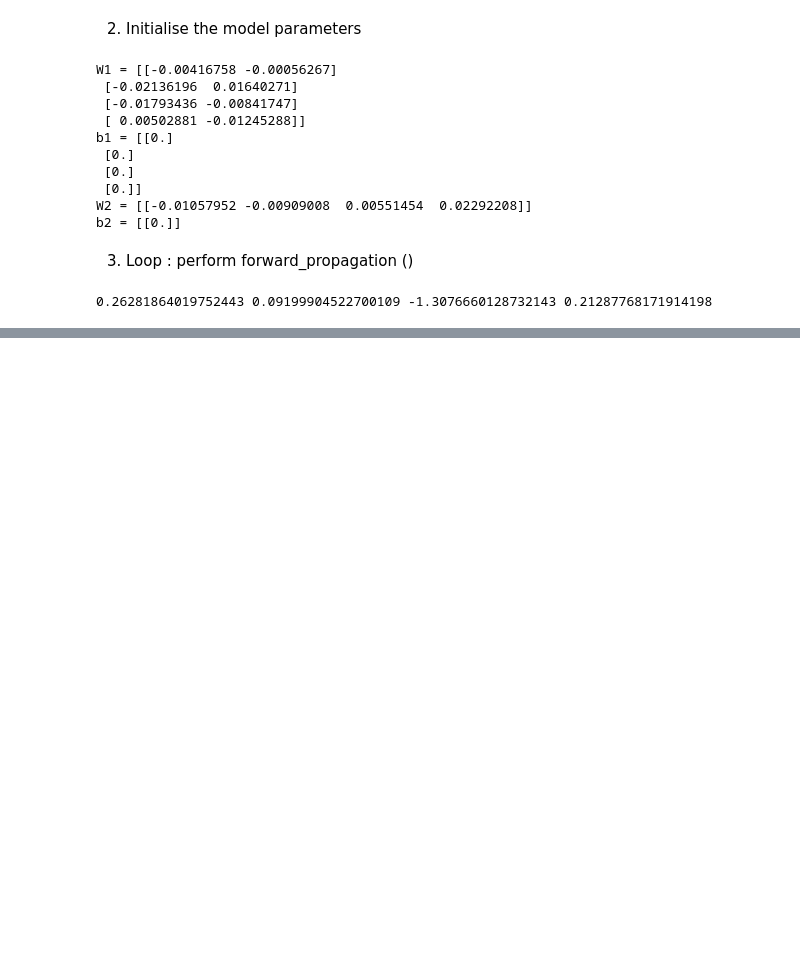
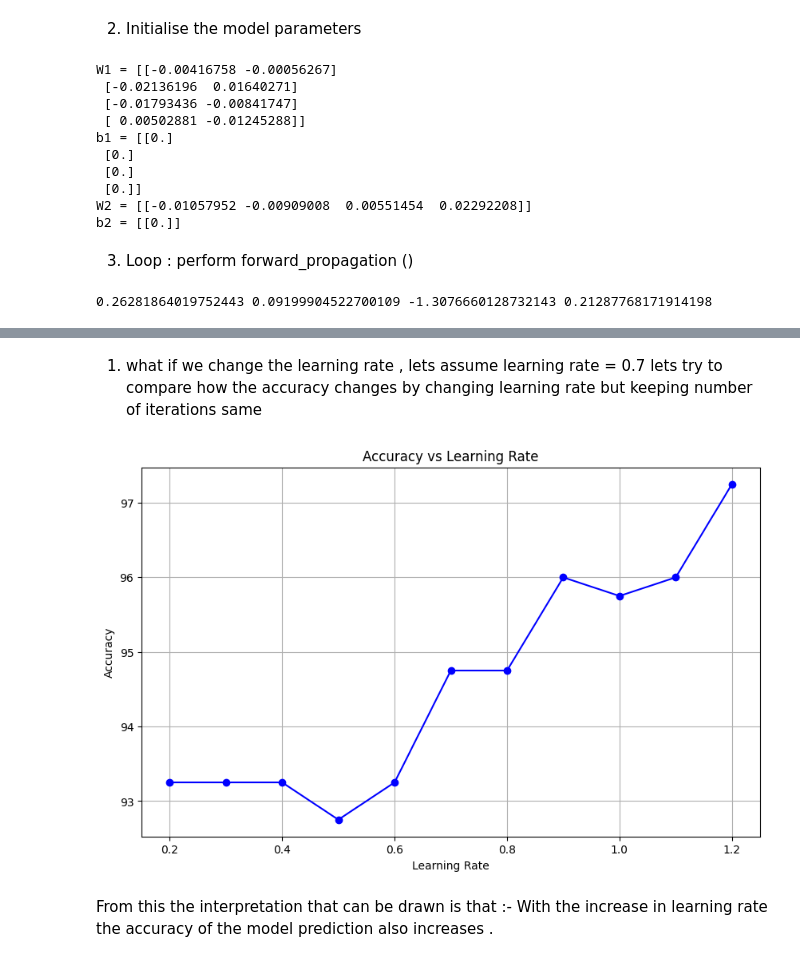
Before and after one commit to sania8/Neural-networks-and-deep-learning--coursera-, a Jupyter notebook: week2/Planar data classification with one hidden layer/Planar data classification with one hidden layer.ipynb, the cells around one changed output, grey strips where cells are left out. Drawn from its saved outputs; the diff is of its cells as text; code cells hidden in the pictures; blank space fills up the shorter version.

```diff
--- a/week2/Planar data classification with one hidden layer/Planar data classification with one hidden layer.ipynb
+++ b/week2/Planar data classification with one hidden layer/Planar data classification with one hidden layer.ipynb
@@ -265,0 +526,2 @@ print(np.mean(cache['Z1']) ,np.mean(cache['A1']),np.mean(cache['Z2']),np.mean(ca
+# %% [markdown]
+1. what if we change the learning rate , lets assume learning rate = 0.7 lets try to compare how the accuracy changes by changing learning rate but keeping number of iterations same
@@ -265,0 +555,20 @@ print(np.mean(cache['Z1']) ,np.mean(cache['A1']),np.mean(cache['Z2']),np.mean(ca
+# %%
+import pandas as pd
+import matplotlib.pyplot as plt
+
+# Load the CSV file into a DataFrame
+df = pd.read_csv('learning_rate_accuracy.csv')
+
+# Plot the graph
+plt.figure(figsize=(10, 6))
+plt.plot(df['Learning Rate'], df['Accuracy'], marker='o', linestyle='-', color='b')
+plt.title('Accuracy vs Learning Rate')
+plt.xlabel('Learning Rate')
+plt.ylabel('Accuracy')
+plt.grid(True)
+plt.show()
+# %% [output]
+[figure, added]
+# %% [markdown]
+From this the interpretation that can be drawn is that :-
+With the increase in learning rate the accuracy  of the model prediction also increases .
```
Also changed, not shown: parts of 18 cells of this notebook, 1 other file.
